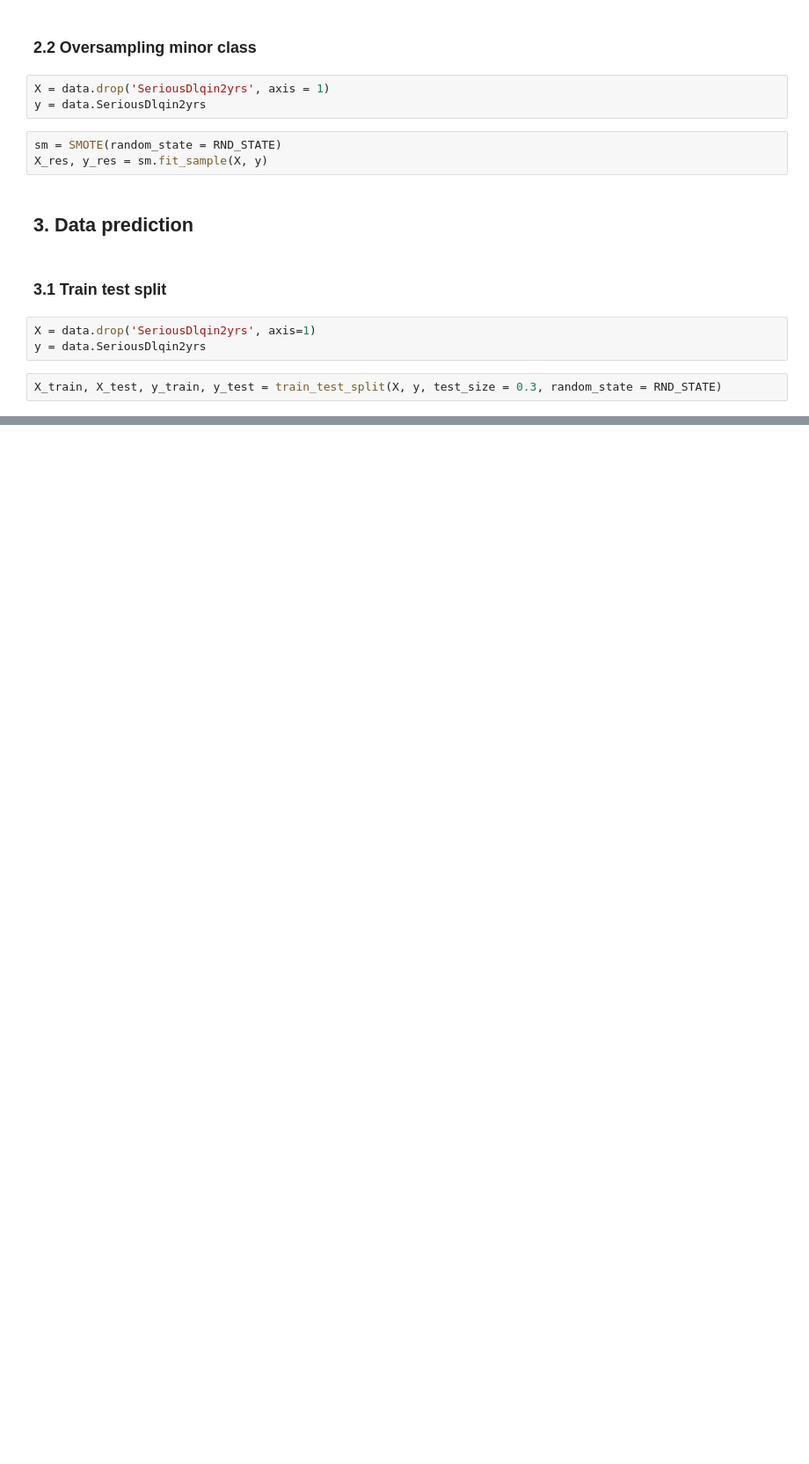
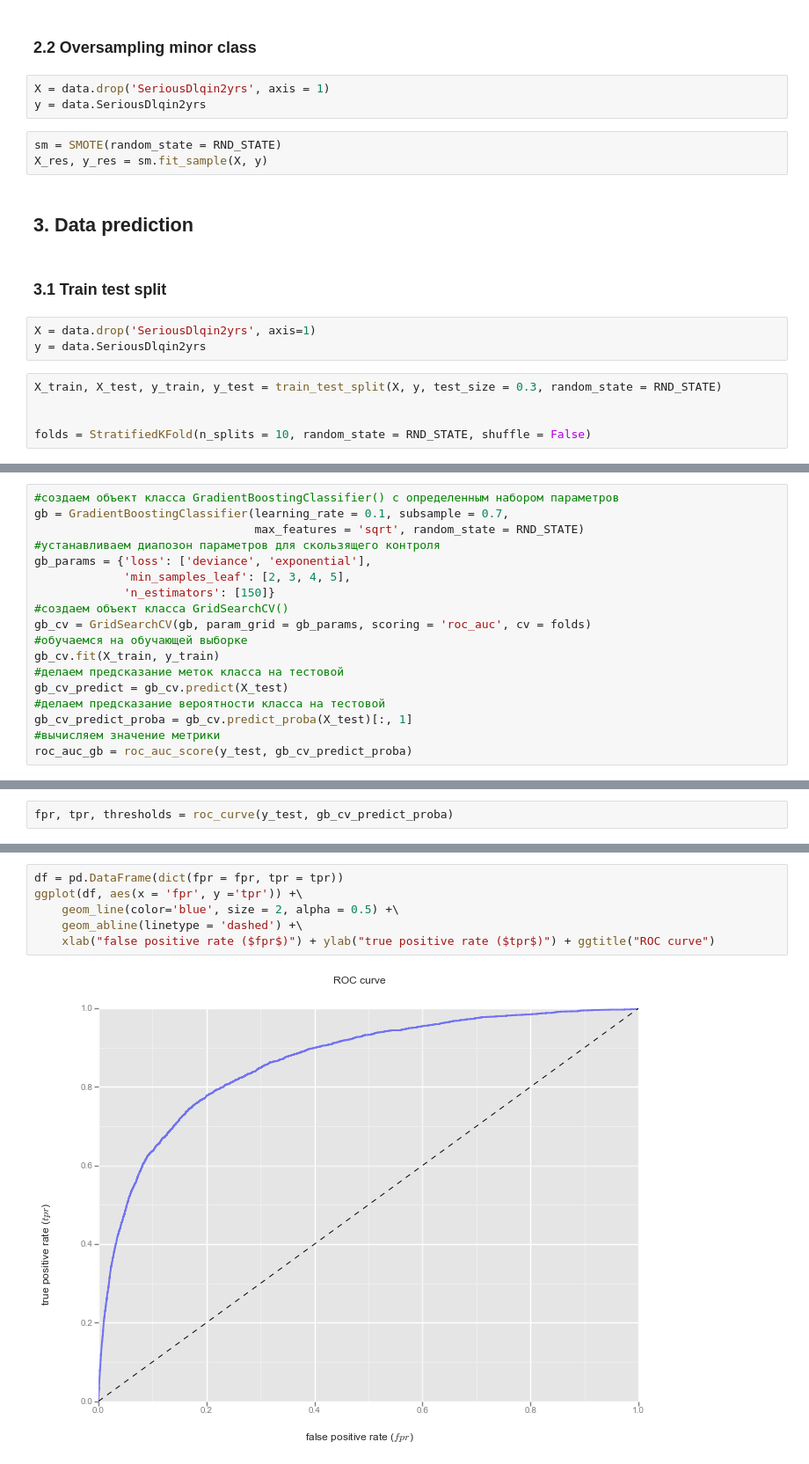
Before and after one commit to dbulgakov/HSE_DataMiningHW, a Jupyter notebook: Practical ML/FinalProject/Prj.ipynb, the cells around one changed output, grey strips where cells are left out. Shown at 88% size. Saved outputs shown, nothing was run; the diff lists cells and outputs as text; blank space fills up the shorter version.

```diff
--- a/Practical ML/FinalProject/Prj.ipynb
+++ b/Practical ML/FinalProject/Prj.ipynb
@@ -149,3 +149,6 @@ X = data.drop('SeriousDlqin2yrs', axis=1)
 y = data.SeriousDlqin2yrs
 # %%
 X_train, X_test, y_train, y_test = train_test_split(X, y, test_size = 0.3, random_state = RND_STATE)
+
+
+folds = StratifiedKFold(n_splits = 10, random_state = RND_STATE, shuffle = False)
@@ -151,0 +191,18 @@ X_train, X_test, y_train, y_test = train_test_split(X, y, test_size = 0.3, rando
+# %%
+#создаем объект класса GradientBoostingClassifier() с определенным набором параметров
+gb = GradientBoostingClassifier(learning_rate = 0.1, subsample = 0.7,
+                                max_features = 'sqrt', random_state = RND_STATE)
+#устанавливаем диапозон параметров для скользящего контроля
+gb_params = {'loss': ['deviance', 'exponential'],
+             'min_samples_leaf': [2, 3, 4, 5],
+             'n_estimators': [150]}
+#создаем объект класса GridSearchCV()
+gb_cv = GridSearchCV(gb, param_grid = gb_params, scoring = 'roc_auc', cv = folds)
+#обучаемся на обучающей выборке
+gb_cv.fit(X_train, y_train)
+#делаем предсказание меток класса на тестовой
+gb_cv_predict = gb_cv.predict(X_test)
+#делаем предсказание вероятности класса на тестовой
+gb_cv_predict_proba = gb_cv.predict_proba(X_test)[:, 1]
+#вычисляем значение метрики
+roc_auc_gb = roc_auc_score(y_test, gb_cv_predict_proba)
@@ -151,0 +214,2 @@ X_train, X_test, y_train, y_test = train_test_split(X, y, test_size = 0.3, rando
+# %%
+fpr, tpr, thresholds = roc_curve(y_test, gb_cv_predict_proba)
@@ -151,0 +236,8 @@ X_train, X_test, y_train, y_test = train_test_split(X, y, test_size = 0.3, rando
+# %%
+df = pd.DataFrame(dict(fpr = fpr, tpr = tpr))
+ggplot(df, aes(x = 'fpr', y ='tpr')) +\
+    geom_line(color='blue', size = 2, alpha = 0.5) +\
+    geom_abline(linetype = 'dashed') +\
+    xlab("false positive rate ($fpr$)") + ylab("true positive rate ($tpr$)") + ggtitle("ROC curve")
+# %% [output]
+[figure, added]
```
Also changed, not shown: parts of 17 cells of this notebook.
